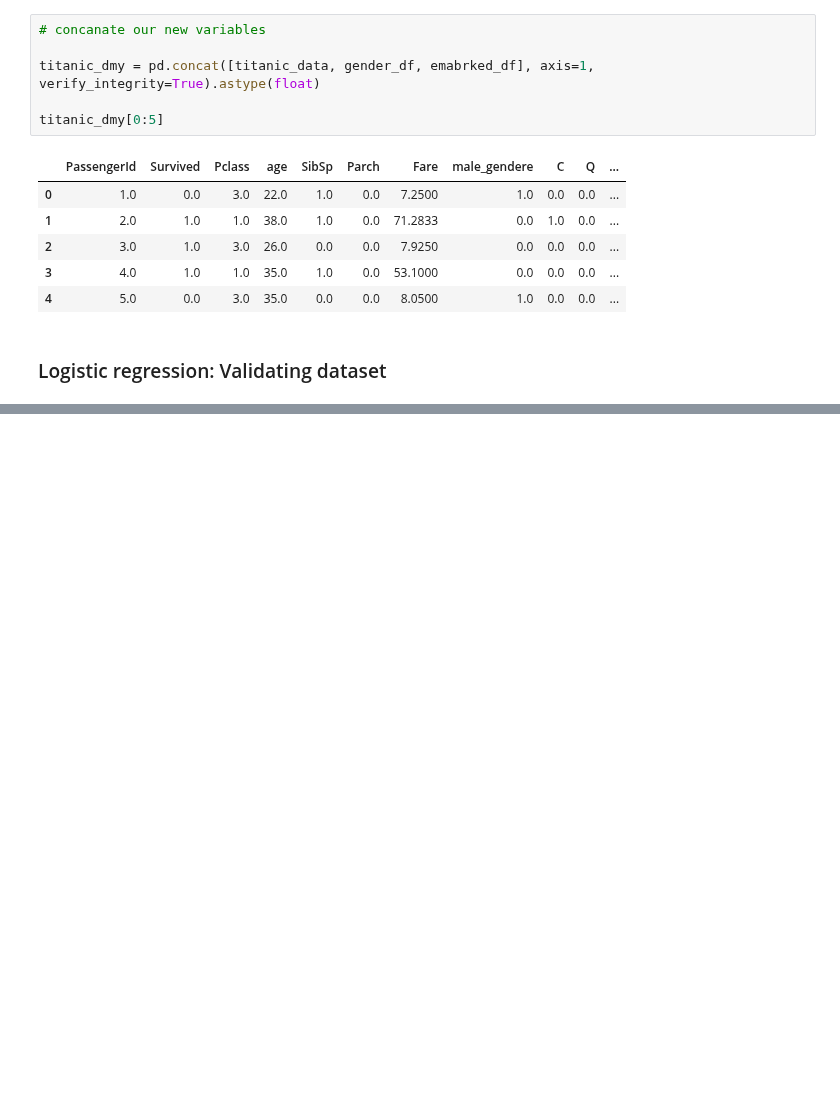
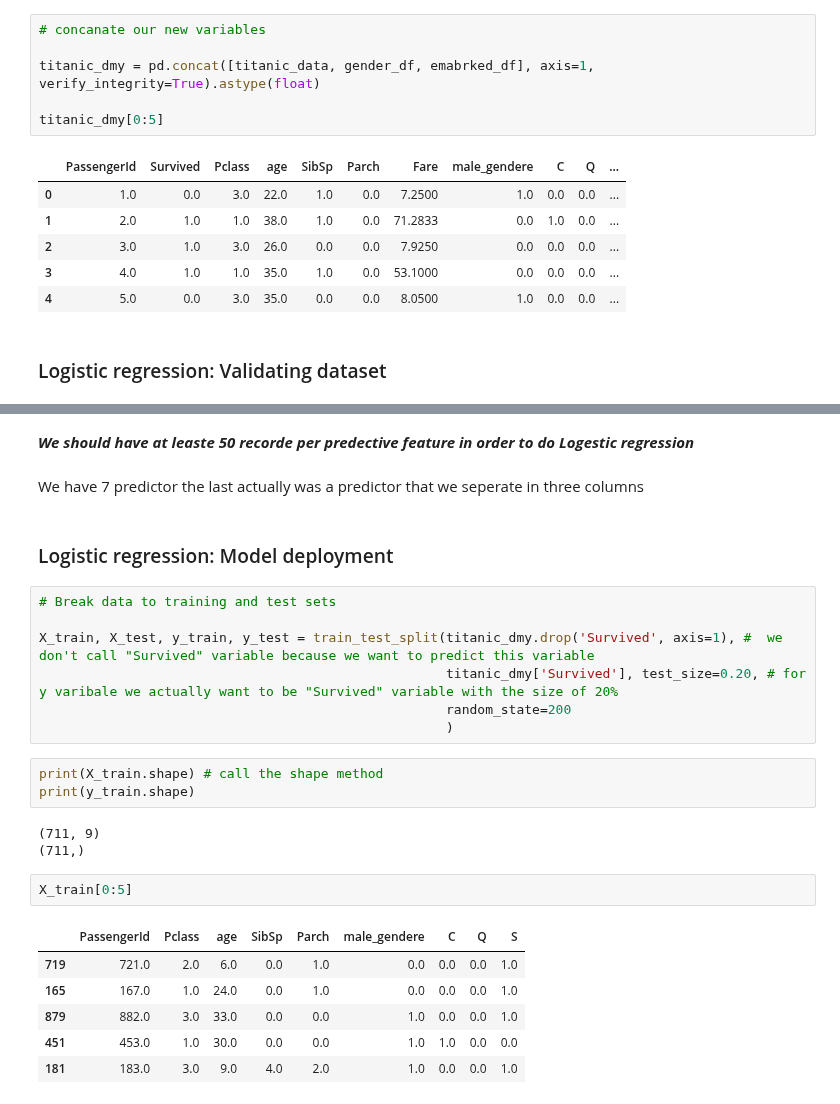
Before and after one commit to Mahdi90s/Python_repository, a Jupyter notebook: Python_Code/Python_Learning_Part2.ipynb, the cells around one changed output, grey strips where cells are left out. Saved outputs shown, nothing was run; the diff lists cells and outputs as text; blank space fills up the shorter version.

```diff
--- a/Python_Code/Python_Learning_Part2.ipynb
+++ b/Python_Code/Python_Learning_Part2.ipynb
@@ -469,0 +522,28 @@ titanic_dmy[0:5]
+# %% [markdown]
+***We should have at leaste 50 recorde per predective feature in order to do Logestic regression***
+# %% [markdown]
+We have 7 predictor the last actually was a predictor that we seperate in three columns
+# %% [markdown]
+### Logistic regression: Model deployment
+# %%
+# Break data to training and test sets
+
+X_train, X_test, y_train, y_test = train_test_split(titanic_dmy.drop('Survived', axis=1), #  we don't call "Survived" variable because we want to predict this variable
+                                                    titanic_dmy['Survived'], test_size=0.20, # for y varibale we actually want to be "Survived" variable with the size of 20%
+                                                    random_state=200
+                                                    )
+# %%
+print(X_train.shape) # call the shape method
+print(y_train.shape)
+# %% [output]
+(711, 9)
+(711,)
+# %%
+X_train[0:5]
+# %% [output]
+|  | PassengerId | Pclass | age | SibSp | Parch | male_gendere | C | Q | S |
+| 719 | 721.0 | 2.0 | 6.0 | 0.0 | 1.0 | 0.0 | 0.0 | 0.0 | 1.0 |
+| 165 | 167.0 | 1.0 | 24.0 | 0.0 | 1.0 | 0.0 | 0.0 | 0.0 | 1.0 |
+| 879 | 882.0 | 3.0 | 33.0 | 0.0 | 0.0 | 1.0 | 0.0 | 0.0 | 1.0 |
+| 451 | 453.0 | 1.0 | 30.0 | 0.0 | 0.0 | 1.0 | 1.0 | 0.0 | 0.0 |
+| 181 | 183.0 | 3.0 | 9.0 | 4.0 | 2.0 | 1.0 | 0.0 | 0.0 | 1.0 |
```
Also changed, not shown: parts of 17 cells of this notebook.
